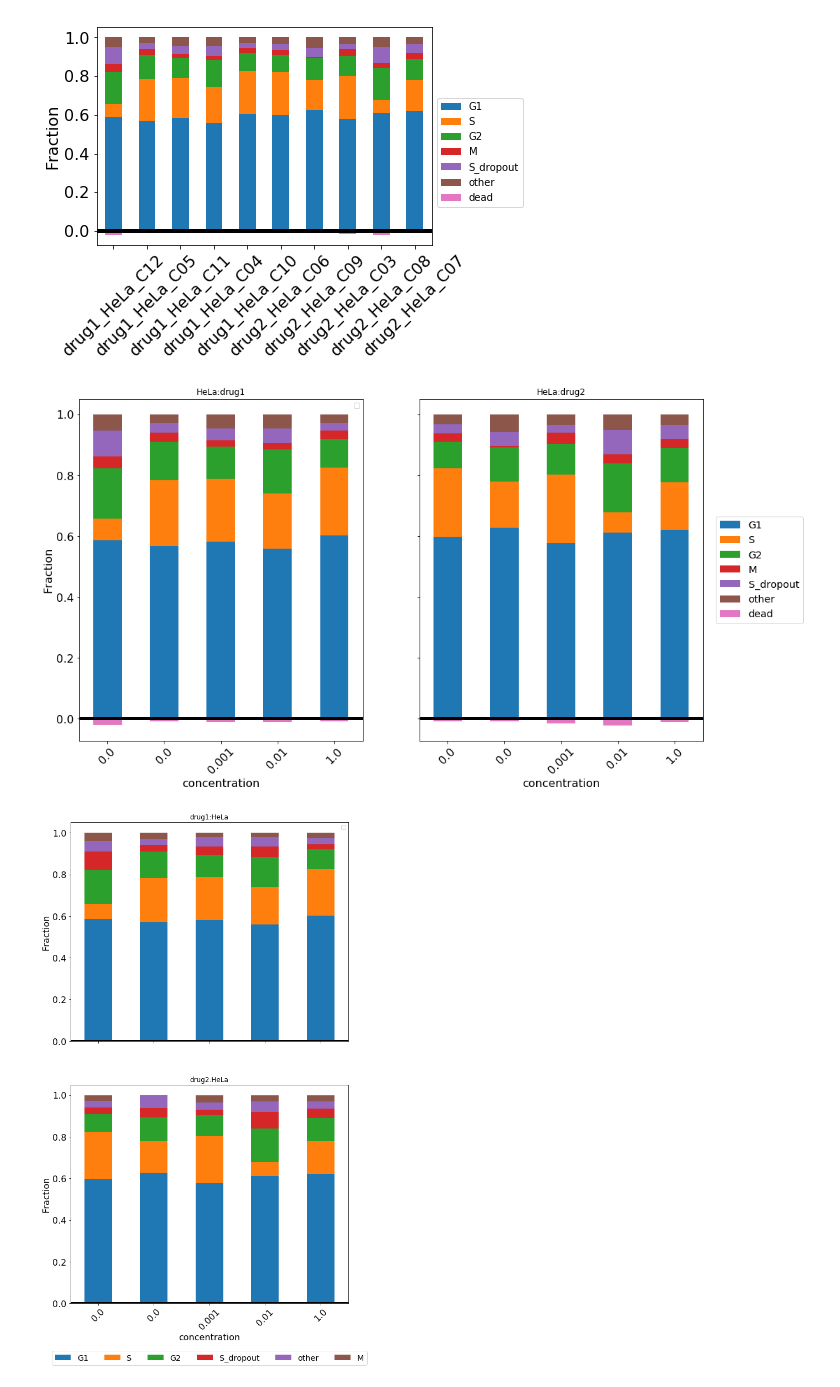
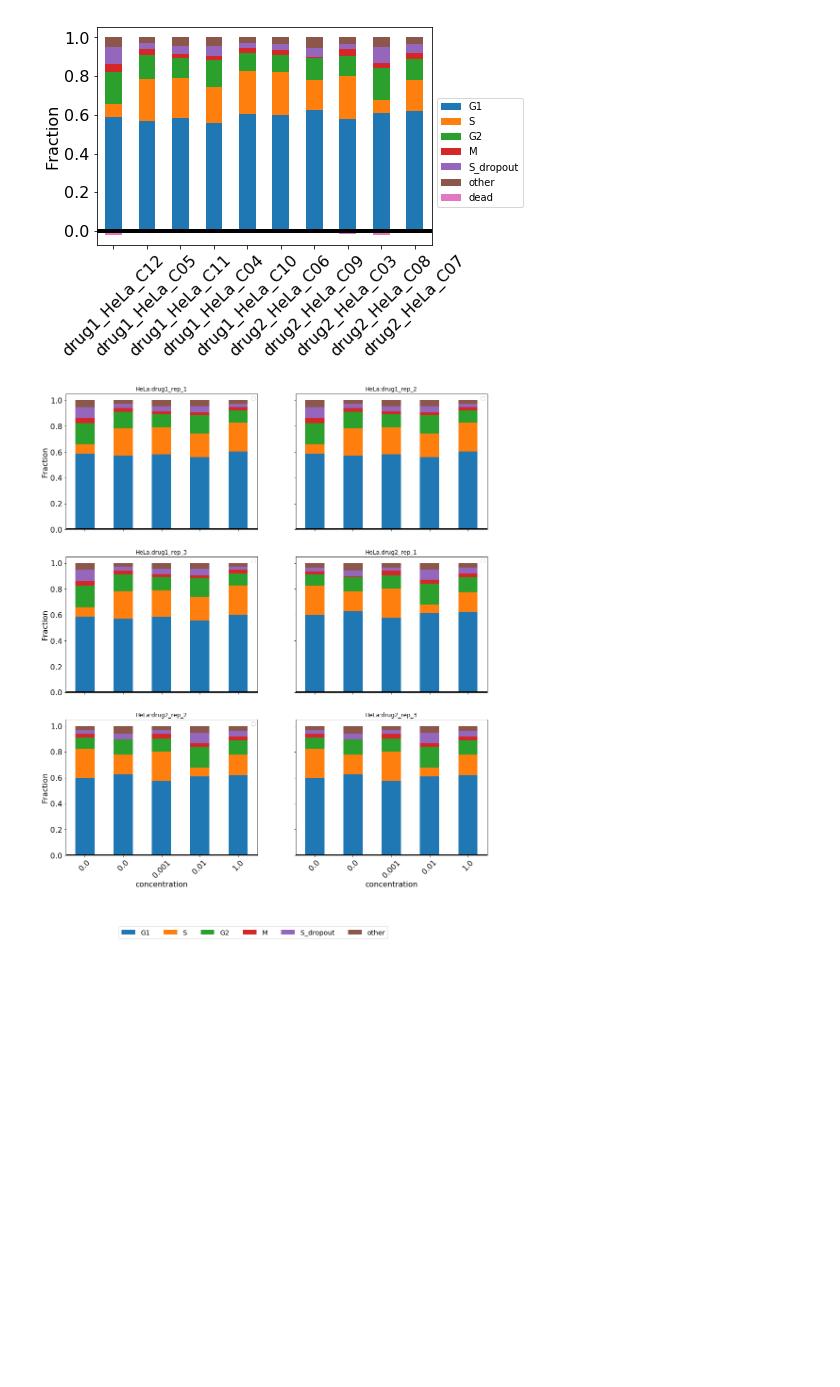
Before and after one commit to datarail/DrugResponse, a Jupyter notebook: python/cell_cycle_gating/examples/working_code_jake.ipynb, the cells around one changed output. Drawn from its saved outputs; the diff is of its cells as text; code cells hidden in the pictures; blank space fills up the shorter version.

Commit message:
Adjusted batch plotting behavior so that it will now set figsize according to number of subplots and will no longer output wide plots

```diff
--- a/python/cell_cycle_gating/examples/working_code_jake.ipynb
+++ b/python/cell_cycle_gating/examples/working_code_jake.ipynb
@@ -28,12 +28,12 @@ plot_stacked_bar(dfs,data_cols=['G1', 'S', 'G2', 'M','S_dropout', 'other', 'dead
 plt.show()
 # %% [output]
 [figure]
-# %%
-from cell_cycle_gating.plotting import *
-dfs.concentration = dfs.concentration.astype(str)
-# plot_stacked_bar(dfs,figname=None)
-batch_stacked_bar_plot(dfs,data_cols = ['G1', 'S', 'G2', 'M', 'S_dropout', 'other', 'dead'], row_by='cell_line',col_by='agent',figsize=(16,9))
-batch_stacked_bar_plot(dfs,row_by='agent',col_by='cell_line',figsize=(9,16))
-# %% [output]
-[figure, removed]
-[figure, removed]
+# %%
+fake_data = pd.DataFrame()
+for i in range(3):
+    df = dfs.copy()
+    df.agent = df.agent.apply(lambda x: x + '_rep_' + str(i+1))
+    fake_data = fake_data.append(df)
+batch_stacked_bar_plot(fake_data,data_cols = ['G1', 'S', 'G2', 'M', 'S_dropout', 'other'], row_by='cell_line',col_by='agent')
+# %% [output]
+[figure, added]
```
Also changed, not shown: parts of 8 cells of this notebook, 1 other file.
